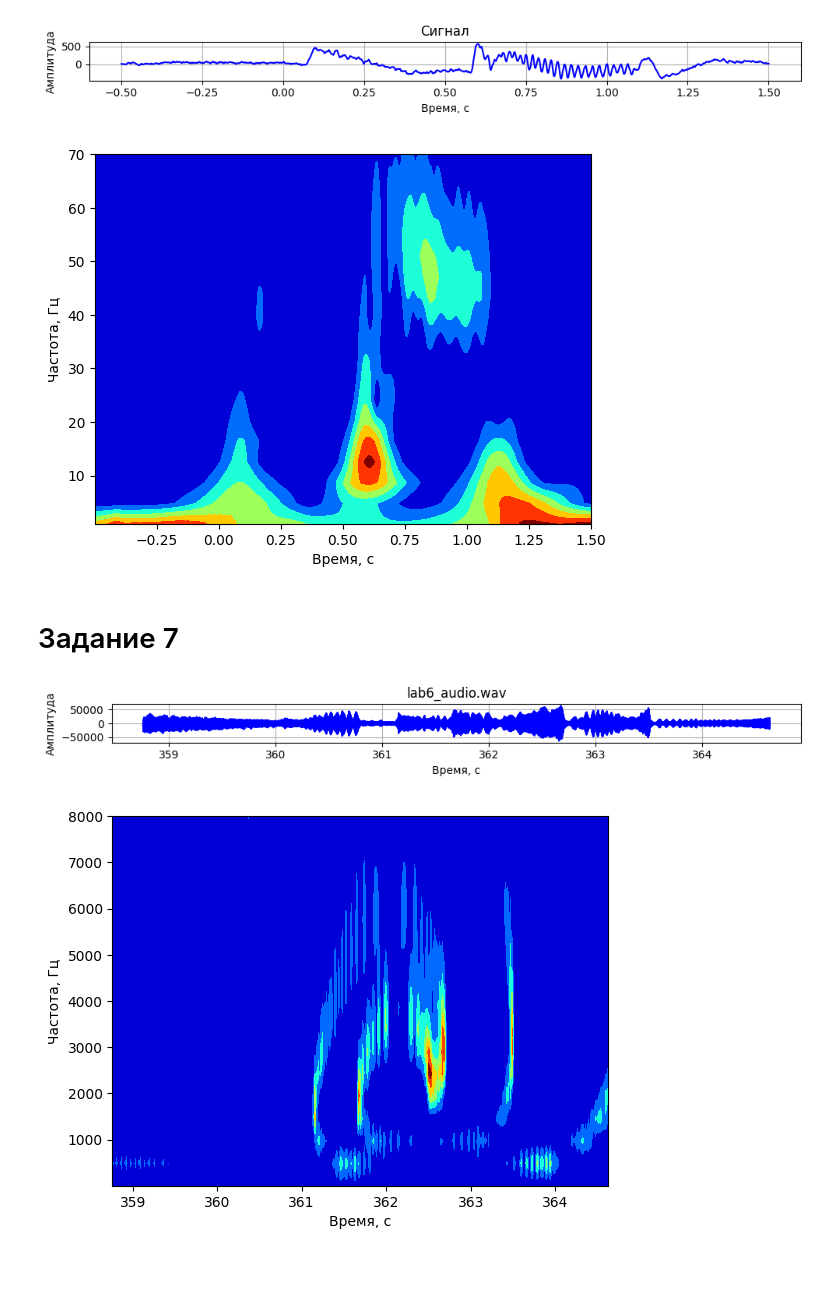
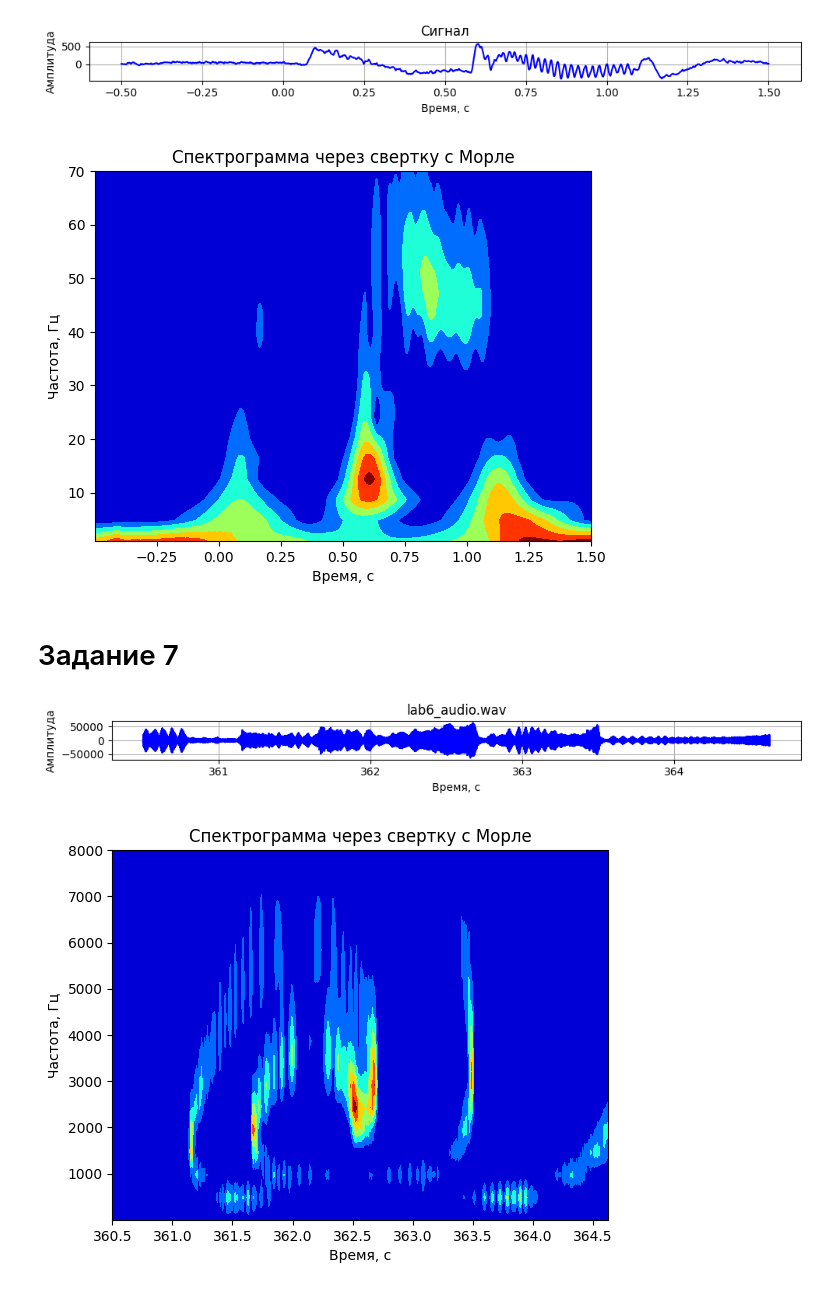
Before and after one commit to HerrPhoton/Digital-signal-processing, a Jupyter notebook: Lab6.ipynb, the cells around one changed output. Saved outputs shown, nothing was run; the diff lists cells and outputs as text; code cells hidden in the pictures.

```diff
--- a/Lab6.ipynb
+++ b/Lab6.ipynb
@@ -12,6 +11,6 @@ display = Signal_Display()
 # %% [markdown]
 # Задание 1
 # %%
-def Morlet_Wavelet(x: np.ndarray, s: float, w: float):
-    return np.exp(-x ** 2 / s) * np.exp(2j * np.pi * x * w)
+def Morlet_Wavelet(x: np.ndarray, s: float, w: float = 5, **kwards):
+    return np.exp(1j * w * x / s) * np.exp(-0.5 * (x / s) ** 2) * np.pi ** (-0.25) * np.sqrt(1 / s)
 # %%
@@ -104,7 +104,9 @@ display.plot(title = 'Свертки с вейвлетами')
 x, dt = np.linspace(-3, 3, num = 1000, retstep = True)
 y = handler._cos(x, A = 1, w = Converter(f = x ** 2 + x + 3).w)
 # %%
-def cwt(time, signal, wavelet, scales = None, w = 5, ylim = None):
+def wavelet_transform(time, signal, wavelet, scales = None, **kwards):
+
+    w = kwards.get('w', 5)
 
     fs = time.size / (time[-1] - time[0])
     freq = np.linspace(1, fs / 2, 100)
@@ -116,19 +118,27 @@ def cwt(time, signal, wavelet, scales = None, w = 5, ylim = None):
 
     for i, width in enumerate(scales):
         N = np.min([10 * width, signal.size])
-        wavelet_data = np.conj(wavelet(M = N, s = width, w = w)[::-1])
+
+        x = np.arange(0, N) - (N - 1.0) / 2
+        wavelet_data = np.conj(wavelet(x, s = width, **kwards)[::-1])
 
         cwtmatr[i] = np.convolve(signal, wavelet_data, mode = 'same')
 
-    vmax = np.max(np.abs(cwtmatr))
-    vmin = vmax / 1.e5
+    vmax = kwards.get('vmax', np.max(np.abs(cwtmatr)))
+    vmin = kwards.get('vmin', vmax / 1.e5)
+    cmap = kwards.get('cmap', 'jet')
 
-    plt.contourf(x, freq, np.abs(cwtmatr), vmax = vmax, vmin = vmin, cmap = 'jet')
+    plt.contourf(time, freq, np.abs(cwtmatr), vmax = vmax, vmin = vmin, cmap = cmap)
 
     plt.xlabel('Время, с')
     plt.ylabel('Частота, Гц')
 
+    ylim = kwards.get('ylim')
     plt.ylim(ylim)
+
+    title = kwards.get('title')
+    plt.title(title)
+
     plt.show()
 # %%
 display.clear()
@@ -158,15 +168,15 @@ display.plot()
 # %% [output]
 [figure]
 # %%
-cwt(x, y, morlet2, ylim = [1, 70])
+wavelet_transform(x, y, Morlet_Wavelet, ylim = [1, 70], title = 'Спектрограмма через свертку с Морле')
 # %% [output]
-[figure, old version]
+[figure, new version]
 # %% [markdown]
 # Задание 7
 # %%
 samplerate, samples = sio.wavfile.read('lab6_audio.wav')
 # %%
-interval = (358.76, 364.63)
+interval = (360.5, 364.63)
 # %%
 i1 = int(interval[0] * samplerate)
 i2 = int(interval[1] * samplerate)
@@ -180,9 +190,9 @@ display.make_plot(0, x, y, title = 'lab6_audio.wav')
 
 display.plot()
 # %% [output]
-[figure, old version]
+[figure, new version]
 # %%
-cwt(x, y, morlet2, ylim = [1, 8000])
+wavelet_transform(x, y, Morlet_Wavelet, ylim = [1, 8000], title = 'Спектрограмма через свертку с Морле')
 # %% [output]
-[figure, old version]
+[figure, new version]
 # %%
```
Also changed, not shown: parts of 12 cells of this notebook.
